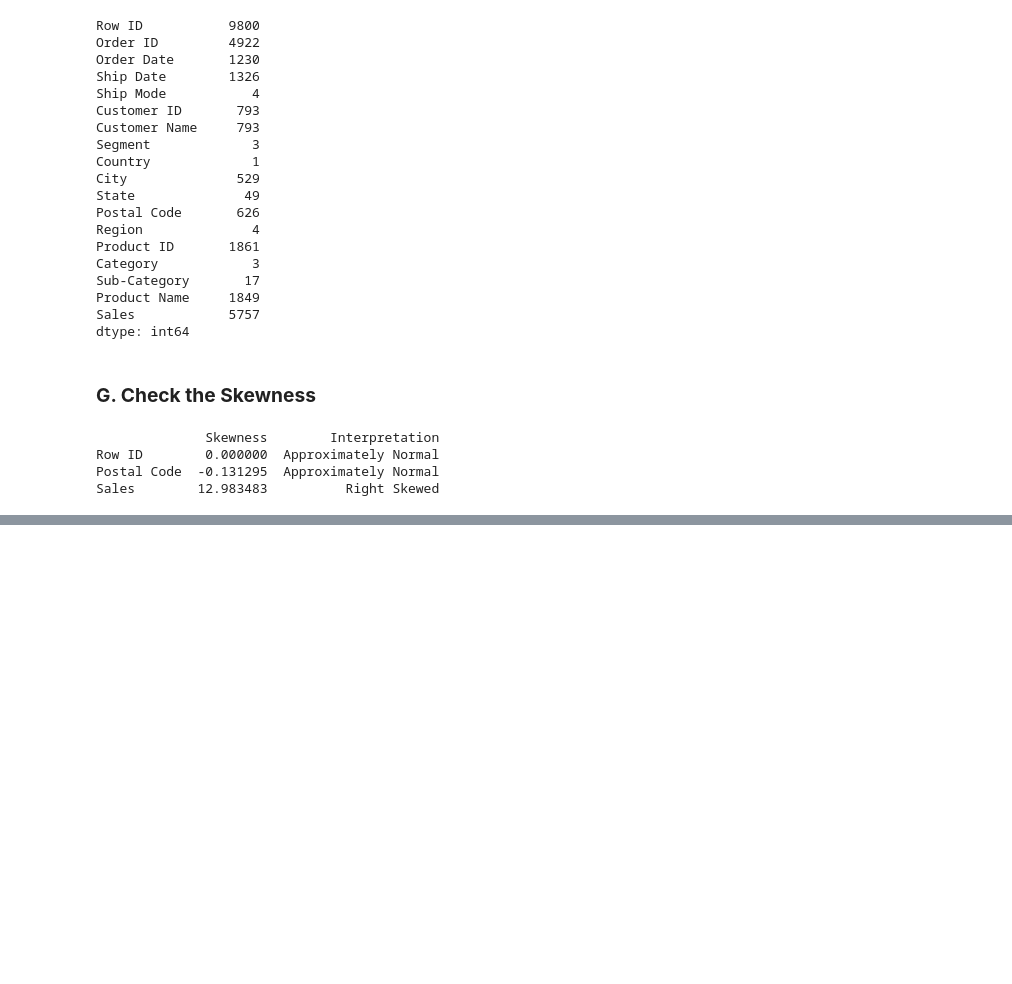
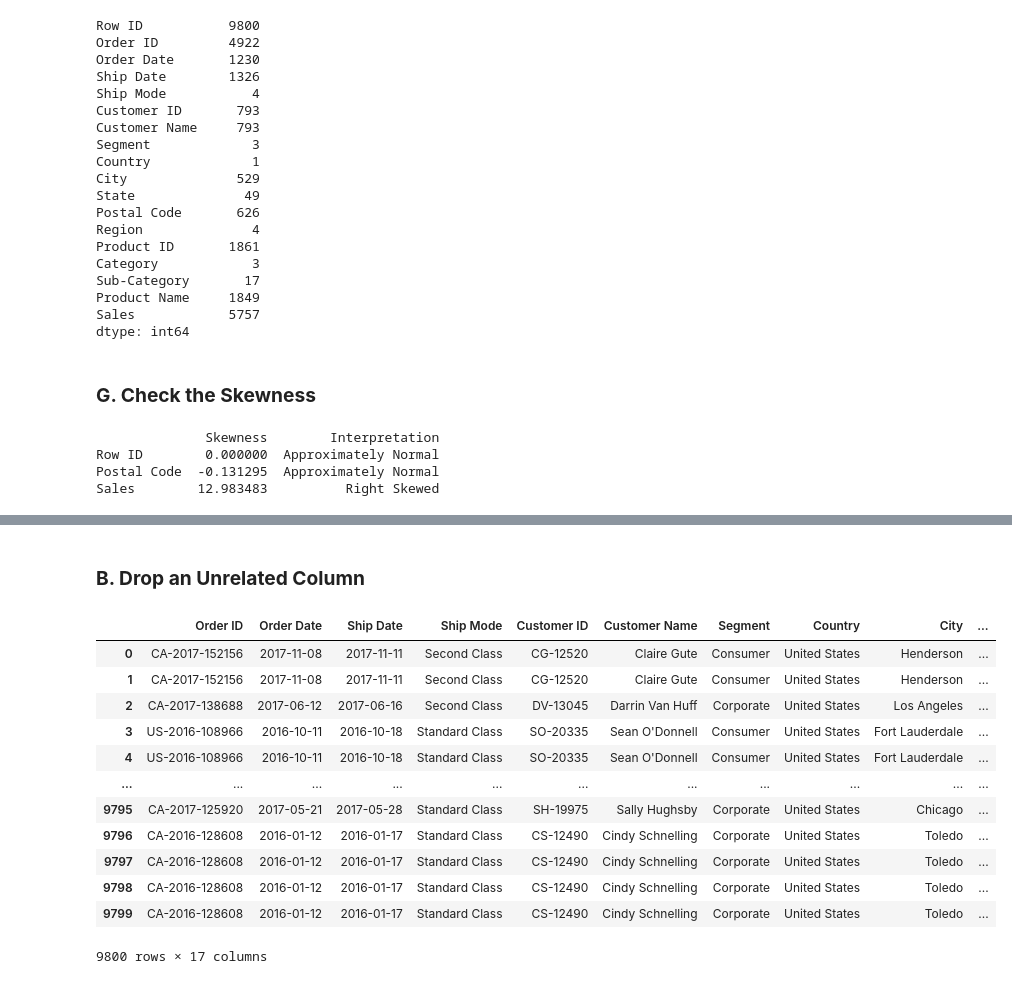
Before and after one commit to Maulana-Yusuf-T/Sales-Forecasting, a Jupyter notebook: Sales_Forecasting.ipynb, the cells around one changed output, grey strips where cells are left out. Drawn from its saved outputs; the diff is of its cells as text; code cells hidden in the pictures; blank space fills up the shorter version.

```diff
--- a/Sales_Forecasting.ipynb
+++ b/Sales_Forecasting.ipynb
@@ -167,0 +172,7 @@ Sales        12.983483          Right Skewed
+# %%
+# Convert the data type: Order Date & Ship Date
+df_copy['Order Date'] = pd.to_datetime(df_copy['Order Date'], dayfirst = True)
+df_copy['Ship Date'] = pd.to_datetime(df_copy['Ship Date'], dayfirst = True)
+
+# Check the latest info
+df_copy.info()
@@ -167,0 +197,22 @@ Sales        12.983483          Right Skewed
+# %% [markdown]
+### **B. Drop an Unrelated Column**
+# %%
+# Drop Row ID column
+df_copy.drop(columns = ['Row ID'], inplace = True)
+
+# Show the dataset
+df_copy
+# %% [output]
+|  | Order ID | Order Date | Ship Date | Ship Mode | Customer ID | Customer Name | Segment | Country | City | ... |
+| 0 | CA-2017-152156 | 2017-11-08 | 2017-11-11 | Second Class | CG-12520 | Claire Gute | Consumer | United States | Henderson | ... |
+| 1 | CA-2017-152156 | 2017-11-08 | 2017-11-11 | Second Class | CG-12520 | Claire Gute | Consumer | United States | Henderson | ... |
+| 2 | CA-2017-138688 | 2017-06-12 | 2017-06-16 | Second Class | DV-13045 | Darrin Van Huff | Corporate | United States | Los Angeles | ... |
+| 3 | US-2016-108966 | 2016-10-11 | 2016-10-18 | Standard Class | SO-20335 | Sean O'Donnell | Consumer | United States | Fort Lauderdale | ... |
+| 4 | US-2016-108966 | 2016-10-11 | 2016-10-18 | Standard Class | SO-20335 | Sean O'Donnell | Consumer | United States | Fort Lauderdale | ... |
+| ... | ... | ... | ... | ... | ... | ... | ... | ... | ... | ... |
+| 9795 | CA-2017-125920 | 2017-05-21 | 2017-05-28 | Standard Class | SH-19975 | Sally Hughsby | Corporate | United States | Chicago | ... |
+| 9796 | CA-2016-128608 | 2016-01-12 | 2016-01-17 | Standard Class | CS-12490 | Cindy Schnelling | Corporate | United States | Toledo | ... |
+| 9797 | CA-2016-128608 | 2016-01-12 | 2016-01-17 | Standard Class | CS-12490 | Cindy Schnelling | Corporate | United States | Toledo | ... |
+| 9798 | CA-2016-128608 | 2016-01-12 | 2016-01-17 | Standard Class | CS-12490 | Cindy Schnelling | Corporate | United States | Toledo | ... |
+| 9799 | CA-2016-128608 | 2016-01-12 | 2016-01-17 | Standard Class | CS-12490 | Cindy Schnelling | Corporate | United States | Toledo | ... |
+9800 rows × 17 columns
```
Also changed, not shown: parts of 11 cells of this notebook.
